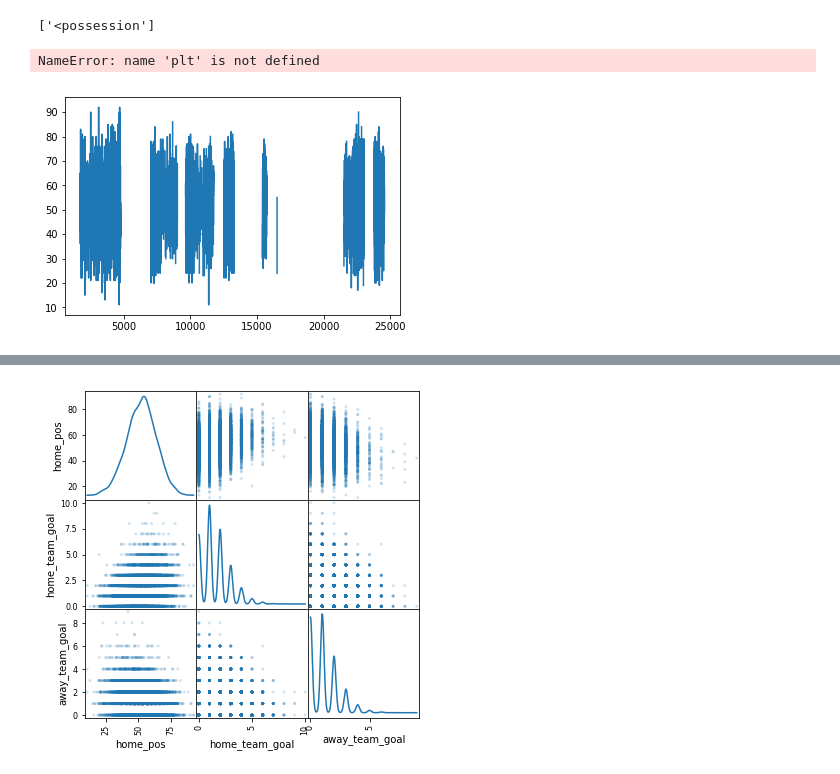
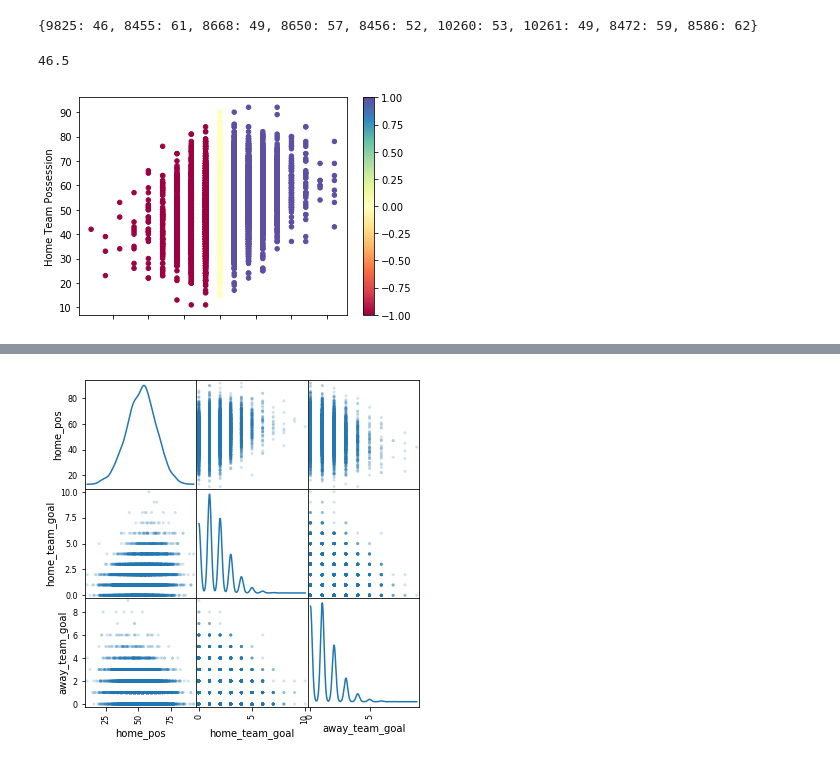
Before and after one commit to egill12/DataScienceTechniques, a Jupyter notebook: football_explore.ipynb, the cells around one changed output, grey strips where cells are left out. Saved outputs shown, nothing was run; the diff lists cells and outputs as text; code cells hidden in the pictures.

Commit message:
Adding PCA charts and colored scatter plots

```diff
--- a/football_explore.ipynb
+++ b/football_explore.ipynb
@@ -34,16 +34,28 @@ for el in listy:
         home_pos.append(el)
 dataDump['home_pos'] = pd.to_numeric(pd.Series(home_pos))
 #dataDump['home_pos'] =  pd.to_numeric(pd.Series(dataDump['home_possession']))
-# %%
-#dataDump['home_team_goal_spread'] = dataDump['home_team_goal'] - dataDump['away_team_goal']
-listy = dataDump.possession.str.split()
-listy[1742][0].split("comment>")
-# %% [output]
-['<possession']
-# %%
-#dataDump = dataDump.drop(columns = 'possession')
-dataDump['home_pos'].plot(x = "home_pos")
-plt.show()
-# %% [output]
-NameError: name 'plt' is not defined
-[figure, removed]
+# %%
+teams = list(TeamAtt['team_api_id'].unique())
+avg_chances = dict()
+for team in teams:
+    avg_chances[team] = int(TeamAtt.loc[TeamAtt['team_api_id'] == team].mean()[0])
+print(avg_chances)
+# %% [output]
+{9825: 46, 8455: 61, 8668: 49, 8650: 57, 8456: 52, 10260: 53, 10261: 49, 8472: 59, 8586: 62}
+# %%
+#dataDump['home_team_goal_spread'] = dataDump['home_team_goal'] - dataDump['away_team_goal']
+import numpy as np
+dataDump['goal_spread'] = dataDump['home_team_goal'] - dataDump['away_team_goal']
+dataDump['home_w'] = dataDump['goal_spread'].apply(np.sign)
+# %%
+TeamAtt.loc[TeamAtt['team_api_id'] == 9825].mean()[0]
+# %% [output]
+46.5
+# %%
+ax = dataDump.plot.scatter(x = "goal_spread", y = "home_pos", c = dataDump['home_w'], cmap = "Spectral")
+ax.set_xlabel("Home Team Goals Scored")
+ax.set_ylabel("Home Team Possession")
+fig = ax.get_figure()
+fig.savefig("home_pos_goals_spread.png")
+# %% [output]
+[figure, added]
```
Also changed, not shown: parts of 4 cells of this notebook.
